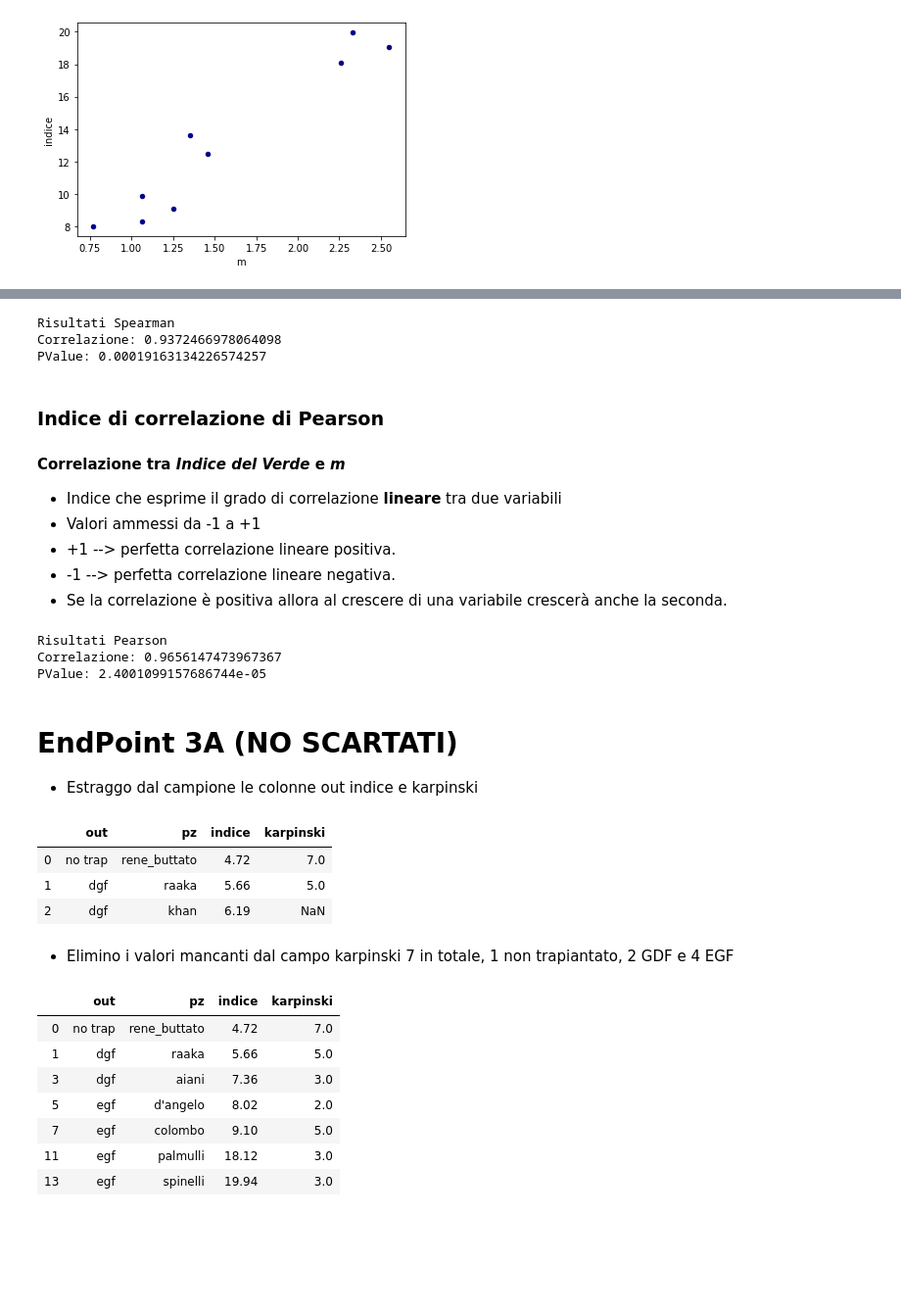
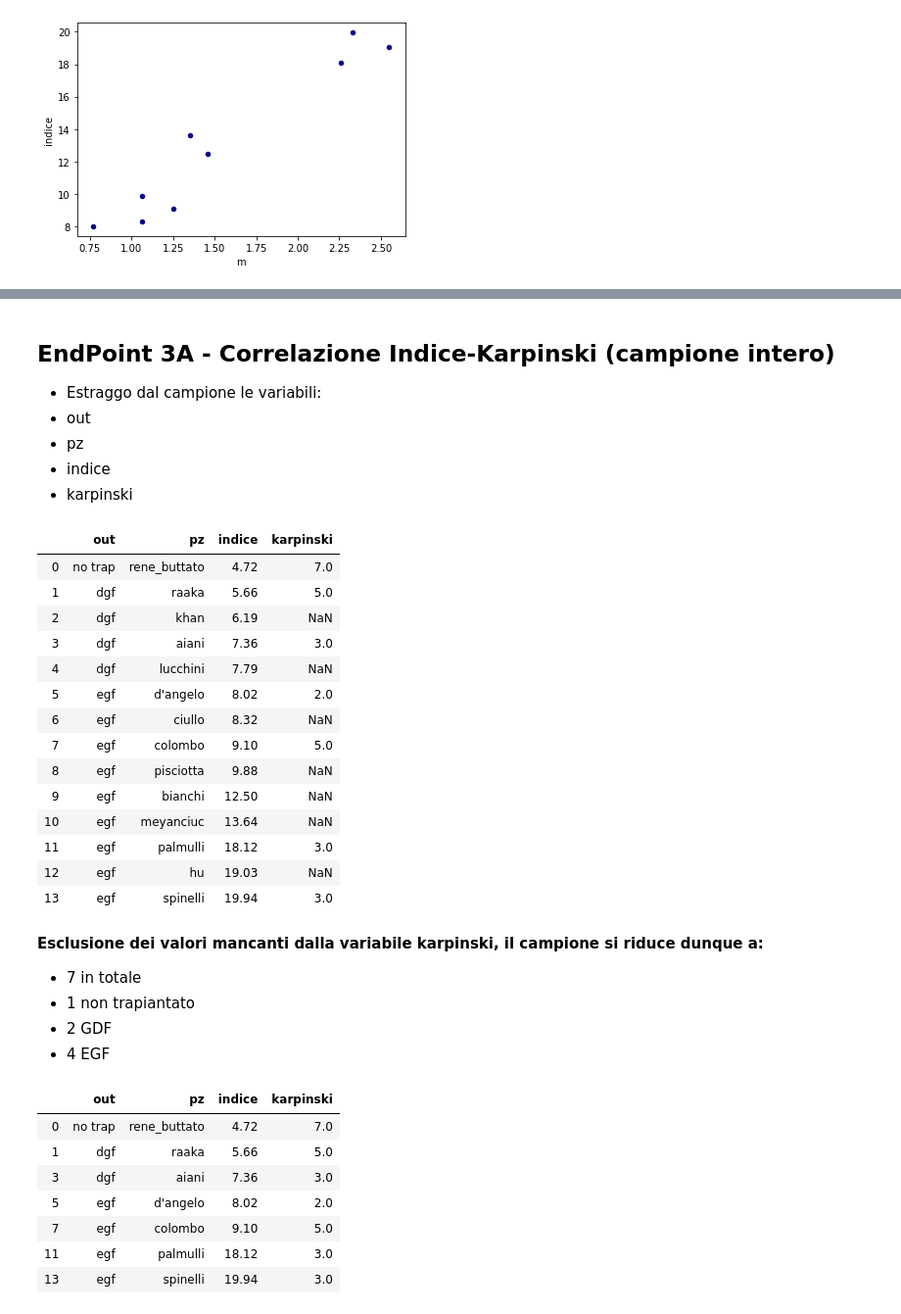
Before and after one commit to giacomogaglione/Medical-Thesis-Notebooks, a Jupyter notebook: Analisi_verde.ipynb, the cells around one changed output, grey strips where cells are left out. Shown at 98% size. Cells and saved outputs as stored; diff of their text form; code cells hidden in the pictures; blank space fills up the shorter version.

```diff
--- a/Analisi_verde.ipynb
+++ b/Analisi_verde.ipynb
@@ -14,7 +14,7 @@ import seaborn as sns
 
 %matplotlib inline
 # %%
-df = pd.read_csv("C:/Users/Carlo/Desktop/TESI_ANALISI_DATI/sample_parsed.csv"
+df = pd.read_csv("C:/***/sample_parsed.csv"
                       , sep=';'
                       , encoding='utf-8'
                       , decimal =','
@@ -113,7 +134,7 @@ dgf.describe()
 # %% [markdown]
 ##  Grafici Comparati
 # %%
-lista = ['indice', 'eta_don', 'peso_don', 'eta_ric', 'KDPI_perc', 'KDRI', 'Dialisi_Anni']
+lista = ['indice', 'eta_don', 'peso_don', 'eta_ric', 'KDPI_perc', 'KDRI', 'dialisi_anni_ric']
 
 for i in lista:
     groups = [egf[i], dgf[i]]
@@ -199,28 +265,9 @@ egf.plot.scatter(x='m'
-# %%
-correlation, pVal = stats.spearmanr(egf['indice'], egf['m'])
-print('\nRisultati Spearman', '\nCorrelazione:', correlation, '\nPValue:', pVal)
-# %% [output]
-Risultati Spearman
-Correlazione: 0.9372466978064098
-PValue: 0.00019163134226574257
-# %% [markdown]
-### Indice di correlazione di Pearson
-#### Correlazione tra *Indice del Verde* e *m*
-
- - Indice che esprime il grado di correlazione **lineare** tra due variabili
- - Valori ammessi da -1 a +1
- - +1 --> perfetta correlazione lineare positiva.
- - -1 --> perfetta correlazione lineare negativa.
- - Se la correlazione è positiva allora al crescere di una variabile crescerà anche la seconda.
-# %%
-correlation, pVal = stats.pearsonr(egf['indice'], egf['m'])
-print('\nRisultati Pearson','\nCorrelazione:', correlation, '\nPValue:', pVal)
-# %% [output]
-Risultati Pearson
-Correlazione: 0.9656147473967367
-PValue: 2.4001099157686744e-05
 # %% [markdown]
-# EndPoint 3A (NO SCARTATI)
+## EndPoint 3A - Correlazione Indice-Karpinski (campione intero)
 
-- Estraggo dal campione le colonne out indice e karpinski
+- Estraggo dal campione le variabili:
+- out
+- pz
+- indice
+- karpinski
 # %%
@@ -228,12 +275,27 @@ end3 = df[['out', 'pz', 'indice','karpinski']]
 # %%
-end3.head(3)
+end3
 # %% [output]
 |  | out | pz | indice | karpinski |
 | 0 | no trap | rene_buttato | 4.72 | 7.0 |
 | 1 | dgf | raaka | 5.66 | 5.0 |
 | 2 | dgf | khan | 6.19 | NaN |
+| 3 | dgf | aiani | 7.36 | 3.0 |
+| 4 | dgf | lucchini | 7.79 | NaN |
+| 5 | egf | d'angelo | 8.02 | 2.0 |
+| 6 | egf | ciullo | 8.32 | NaN |
+| 7 | egf | colombo | 9.10 | 5.0 |
+| 8 | egf | pisciotta | 9.88 | NaN |
+| 9 | egf | bianchi | 12.50 | NaN |
+| 10 | egf | meyanciuc | 13.64 | NaN |
+| 11 | egf | palmulli | 18.12 | 3.0 |
+| 12 | egf | hu | 19.03 | NaN |
+| 13 | egf | spinelli | 19.94 | 3.0 |
 # %% [markdown]
-- Elimino i valori mancanti dal campo karpinski 7 in totale, 1 non trapiantato, 2 GDF e 4 EGF
+**Esclusione dei valori mancanti dalla variabile karpinski, il campione si riduce dunque a:**
+- 7 in totale
+- 1 non trapiantato
+- 2 GDF
+- 4 EGF
 # %%
 end3_notnull = end3[end3.karpinski.notnull()]
 end3_notnull
```
Also changed, not shown: parts of 27 cells of this notebook.
